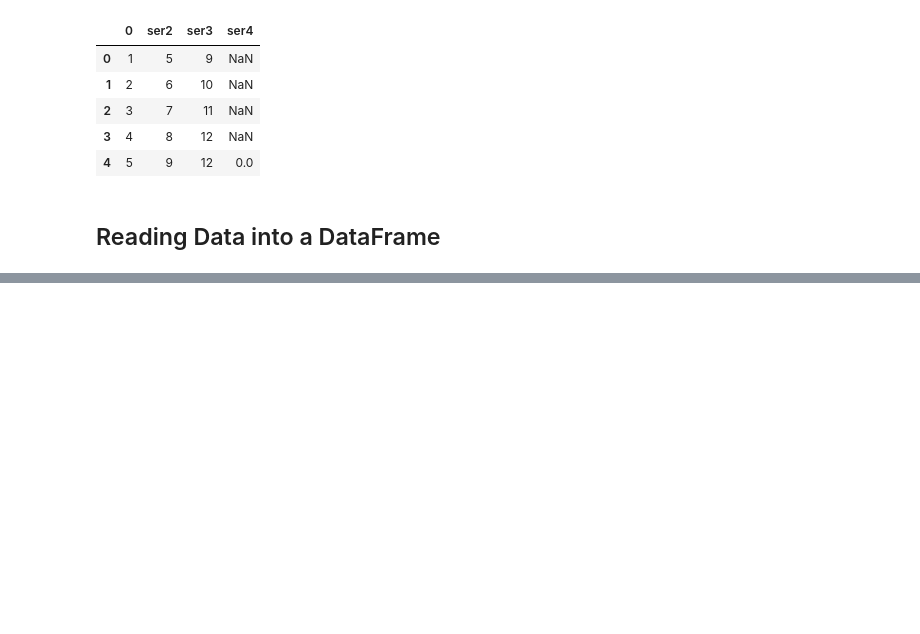
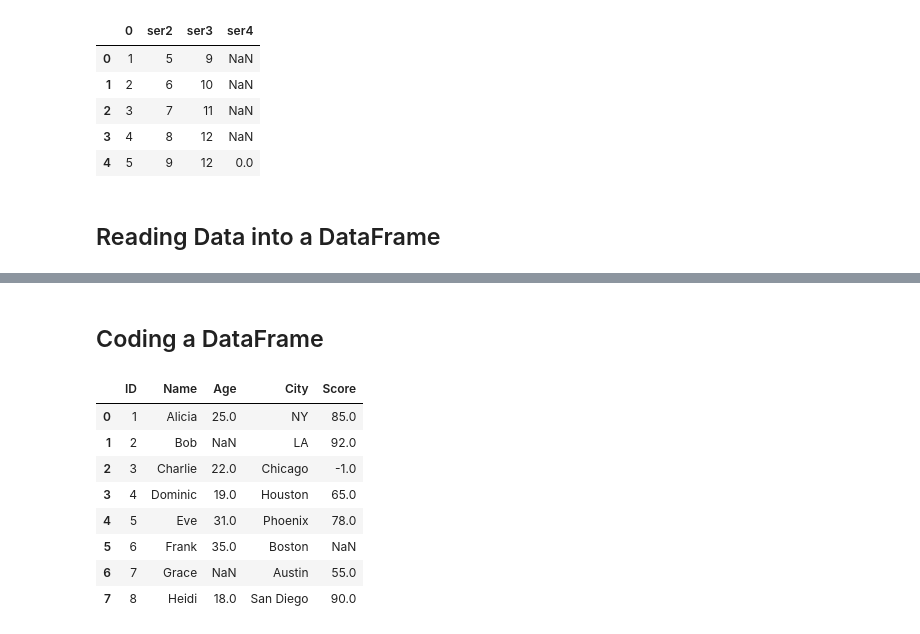
Before and after one commit to ltpham123/data-analytics, a Jupyter notebook: week-07/Ex2A_pandas_Fundamentals.ipynb, the cells around one changed output, grey strips where cells are left out. Cells and saved outputs as stored; diff of their text form; code cells hidden in the pictures; blank space fills up the shorter version.

```diff
--- a/week-07/Ex2A_pandas_Fundamentals.ipynb
+++ b/week-07/Ex2A_pandas_Fundamentals.ipynb
@@ -89,0 +188,23 @@ df2.read_csv
+# %% [markdown]
+## Coding a DataFrame
+# %%
+test_data = {
+    'ID': [1, 2, 3, 4, 5, 6, 7, 8],
+    'Name': ['Alicia', 'Bob', 'Charlie', 'Dominic', 'Eve', 'Frank', 'Grace', 'Heidi'],
+    'Age': [25, np.nan, 22, 19, 31, 35, np.nan, 18],
+    'City': ['NY', 'LA', 'Chicago', 'Houston', 'Phoenix', 'Boston', 'Austin', 'San Diego'],
+    'Score': [85, 92, -1, 65, 78, np.nan, 55, 90]
+}
+# %%
+df4 = pd.DataFrame(test_data)
+df4
+# %% [output]
+|  | ID | Name | Age | City | Score |
+| 0 | 1 | Alicia | 25.0 | NY | 85.0 |
+| 1 | 2 | Bob | NaN | LA | 92.0 |
+| 2 | 3 | Charlie | 22.0 | Chicago | -1.0 |
+| 3 | 4 | Dominic | 19.0 | Houston | 65.0 |
+| 4 | 5 | Eve | 31.0 | Phoenix | 78.0 |
+| 5 | 6 | Frank | 35.0 | Boston | NaN |
+| 6 | 7 | Grace | NaN | Austin | 55.0 |
+| 7 | 8 | Heidi | 18.0 | San Diego | 90.0 |
```
Also changed, not shown: parts of 11 cells of this notebook, 1 other file.
